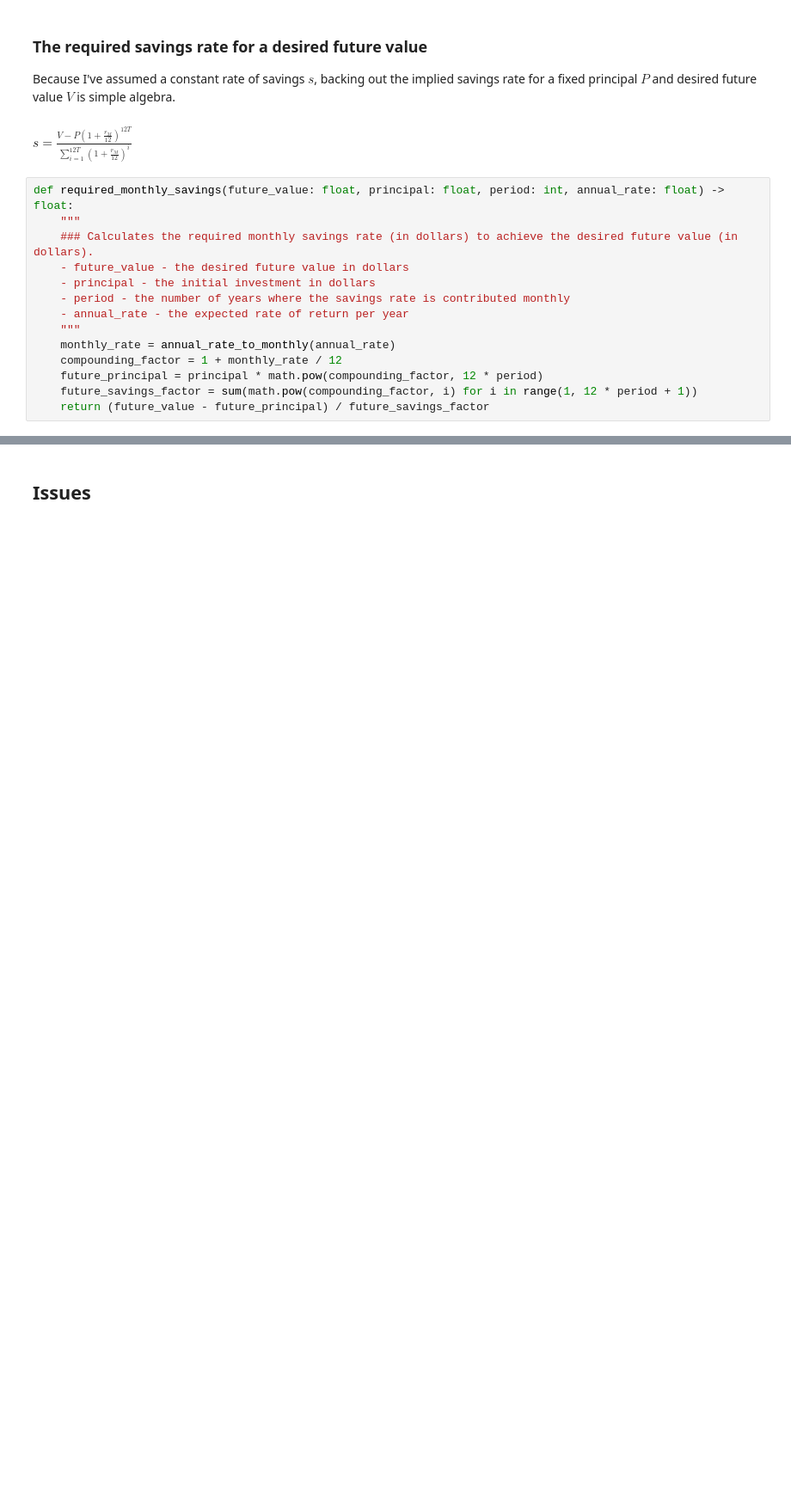
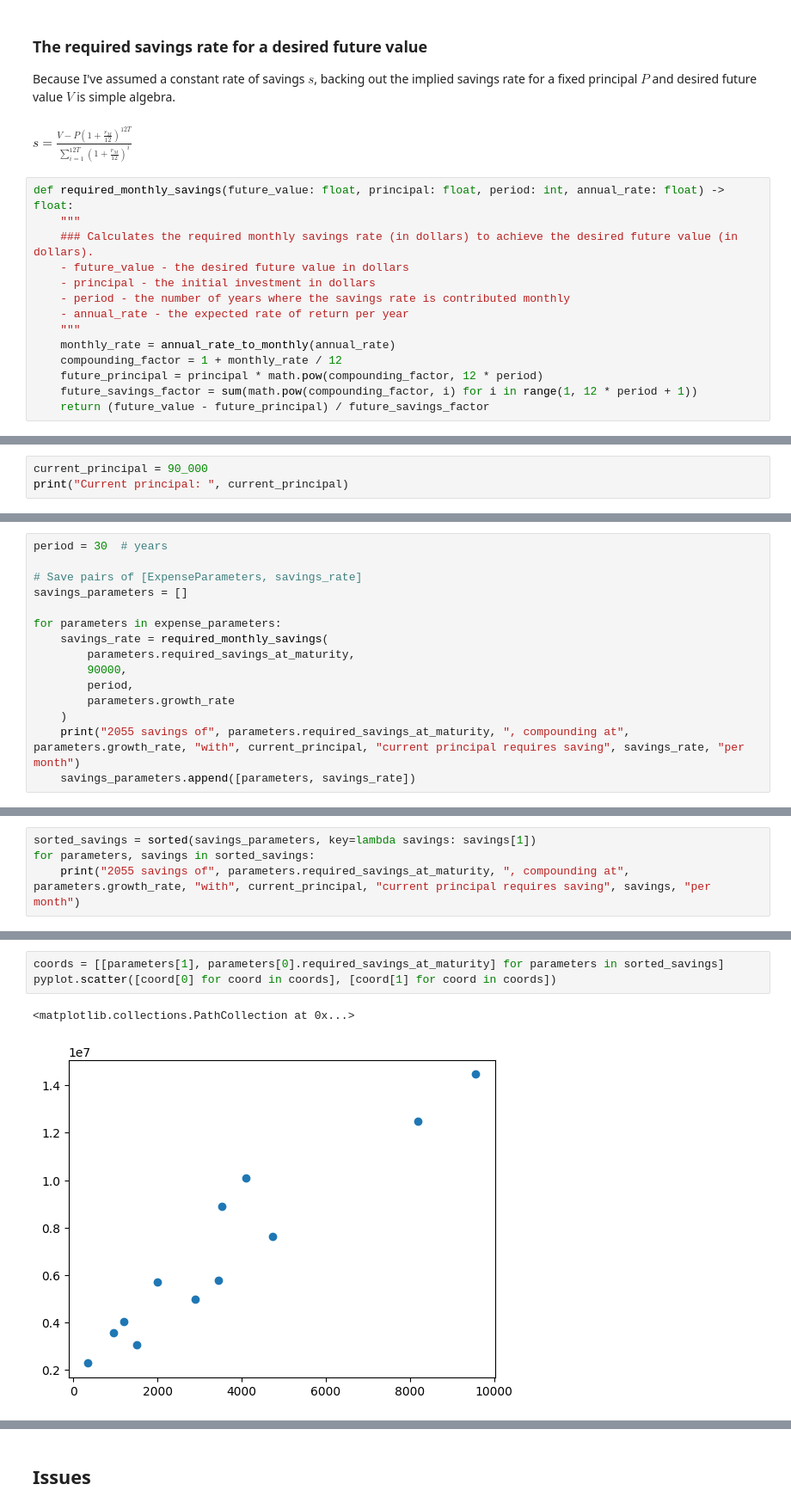
Before and after one commit to ChristianMBoyd/financial-planning, a Jupyter notebook: simple-retirement-analysis.ipynb, the cells around one changed output, grey strips where cells are left out. Shown at 86% size. Cells and saved outputs as stored; diff of their text form; blank space fills up the shorter version.

Commit message:
Added monthly savings requirements and a minimal scatter plot

```diff
--- a/simple-retirement-analysis.ipynb
+++ b/simple-retirement-analysis.ipynb
@@ -249,0 +257,3 @@ Todo - return after target future savings values are determined
+# %%
+current_principal = 90_000
+print("Current principal: ", current_principal)
@@ -249,0 +264,15 @@ Todo - return after target future savings values are determined
+# %%
+period = 30  # years
+
+# Save pairs of [ExpenseParameters, savings_rate]
+savings_parameters = []
+
+for parameters in expense_parameters:
+    savings_rate = required_monthly_savings(
+        parameters.required_savings_at_maturity,
+        90000,
+        period,
+        parameters.growth_rate
+    )
+    print("2055 savings of", parameters.required_savings_at_maturity, ", compounding at", parameters.growth_rate, "with", current_principal, "current principal requires saving", savings_rate, "per month")
+    savings_parameters.append([parameters, savings_rate])
@@ -249,0 +294,4 @@ Todo - return after target future savings values are determined
+# %%
+sorted_savings = sorted(savings_parameters, key=lambda savings: savings[1])
+for parameters, savings in sorted_savings:
+    print("2055 savings of", parameters.required_savings_at_maturity, ", compounding at", parameters.growth_rate, "with", current_principal, "current principal requires saving", savings, "per month")
@@ -249,0 +315,6 @@ Todo - return after target future savings values are determined
+# %%
+coords = [[parameters[1], parameters[0].required_savings_at_maturity] for parameters in sorted_savings]
+pyplot.scatter([coord[0] for coord in coords], [coord[1] for coord in coords])
+# %% [output]
+<matplotlib.collections.PathCollection at 0x...>
+[figure, added]
```
Also changed, not shown: parts of 10 cells of this notebook.
